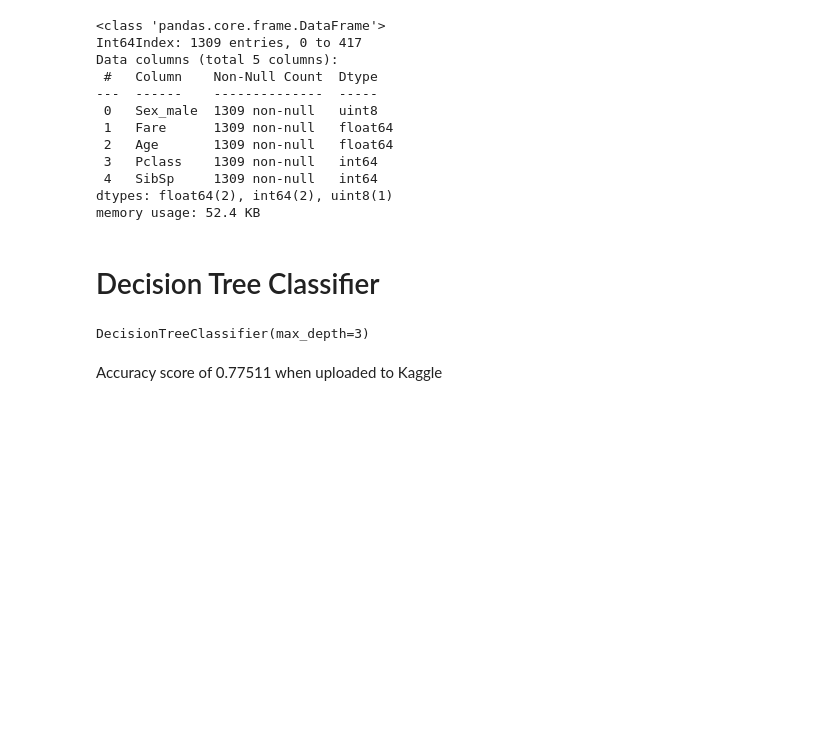
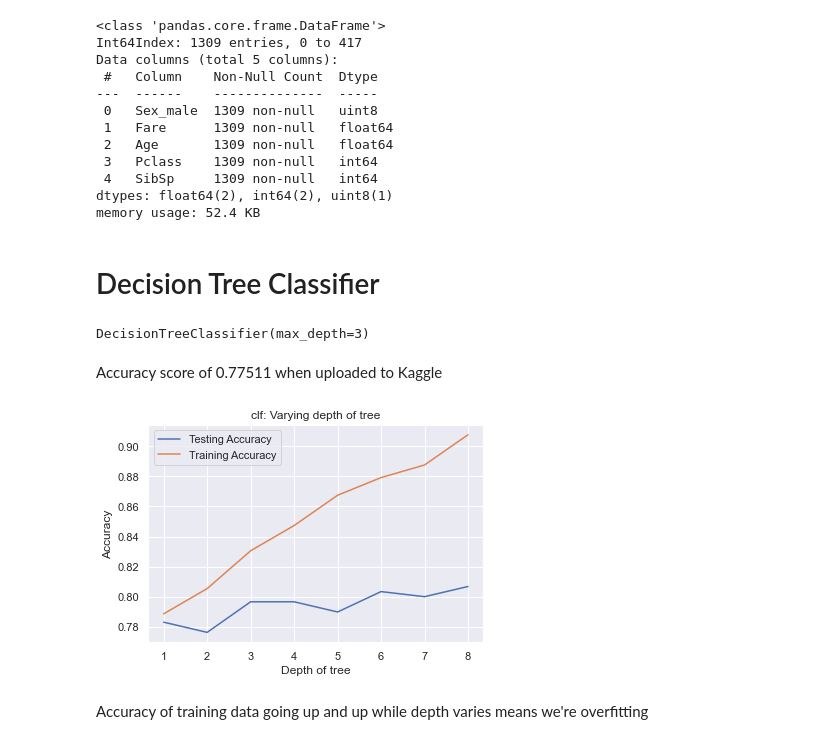
Before and after one commit to emekdahl/titanic, a Jupyter notebook: titanic_2.ipynb, the cells around one changed output. Cells and saved outputs as stored; diff of their text form; code cells hidden in the pictures; blank space fills up the shorter version.

Commit message:
evaluate the best depth for decision tree classifer

```diff
--- a/titanic_2.ipynb
+++ b/titanic_2.ipynb
@@ -120,3 +120,6 @@ df_test['Survived'] = Y_pred
 df_test[['PassengerId','Survived']].to_csv('predictions/1st_decision_tree.csv', index=False)
 # %% [markdown]
 Accuracy score of 0.77511 when uploaded to Kaggle
+# %%
+# hold out a test set from the training data. Then, fit the model to our training data, make predictions and see how well the prediction does against the test set
+X_train, X_test, y_train, y_test = train_test_split(X, y, test_size=0.33, random_state=42, stratify=y)
@@ -122,0 +128,32 @@ Accuracy score of 0.77511 when uploaded to Kaggle
+# %%
+# Setup arrays to store train and test accuracies
+dep = np.arange(1,9)
+train_accuracy = np.empty(len(dep))
+test_accuracy = np.empty(len(dep))
+
+# Loop over different values of k
+for i, k in enumerate(dep):
+    # Setup a KNN Classifier with k neighbors: knn
+    clf = tree.DecisionTreeClassifier(max_depth=k)
+
+    # Fit the classifier to the training data
+    clf.fit(X_train, y_train)
+
+    # Compute accuracy on the training set
+    train_accuracy[i] = clf.score(X_train, y_train)
+
+    # Compute accuracy on the testing set
+    test_accuracy[i] = clf.score(X_test, y_test)
+
+# Generate plot
+plt.title('clf: Varying depth of tree')
+plt.plot(dep, test_accuracy, label = 'Testing Accuracy')
+plt.plot(dep, train_accuracy, label = 'Training Accuracy')
+plt.legend()
+plt.xlabel('Depth of tree')
+plt.ylabel('Accuracy')
+plt.show()
+# %% [output]
+[figure, added]
+# %% [markdown]
+Accuracy of training data going up and up while depth varies means we're overfitting
```
Also changed, not shown: parts of 1 cell of this notebook.
